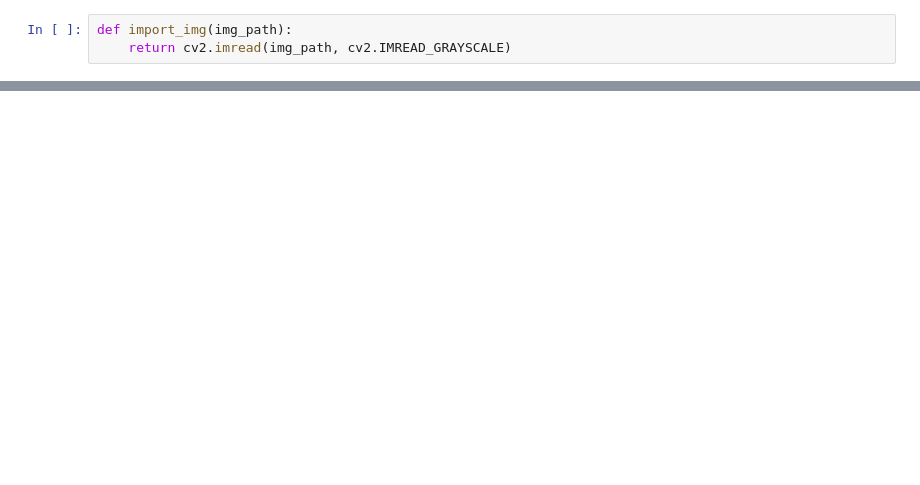
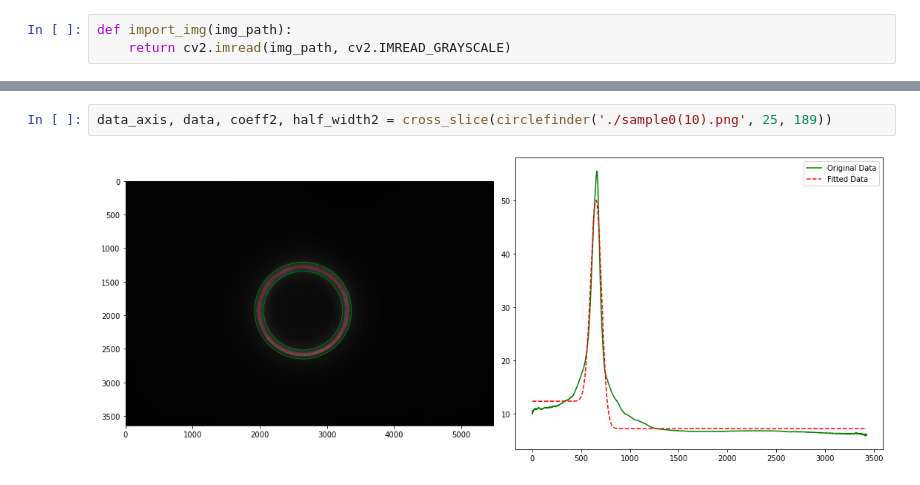
Before and after one commit to ZacharyTu42/FRD-Test, a Jupyter notebook: Circle Finder.ipynb, the cells around one changed output, grey strips where cells are left out. Drawn from its saved outputs; the diff is of its cells as text; blank space fills up the shorter version.

```diff
--- a/Circle Finder.ipynb
+++ b/Circle Finder.ipynb
@@ -325,0 +210,4 @@ array([639.59439254,  30.44702611, 280.90293239])
+# %%
+data_axis, data, coeff2, half_width2 = cross_slice(circlefinder('./sample0(10).png', 25, 189))
+# %% [output]
+[figure, added]
```
Also changed, not shown: parts of 33 cells of this notebook.
